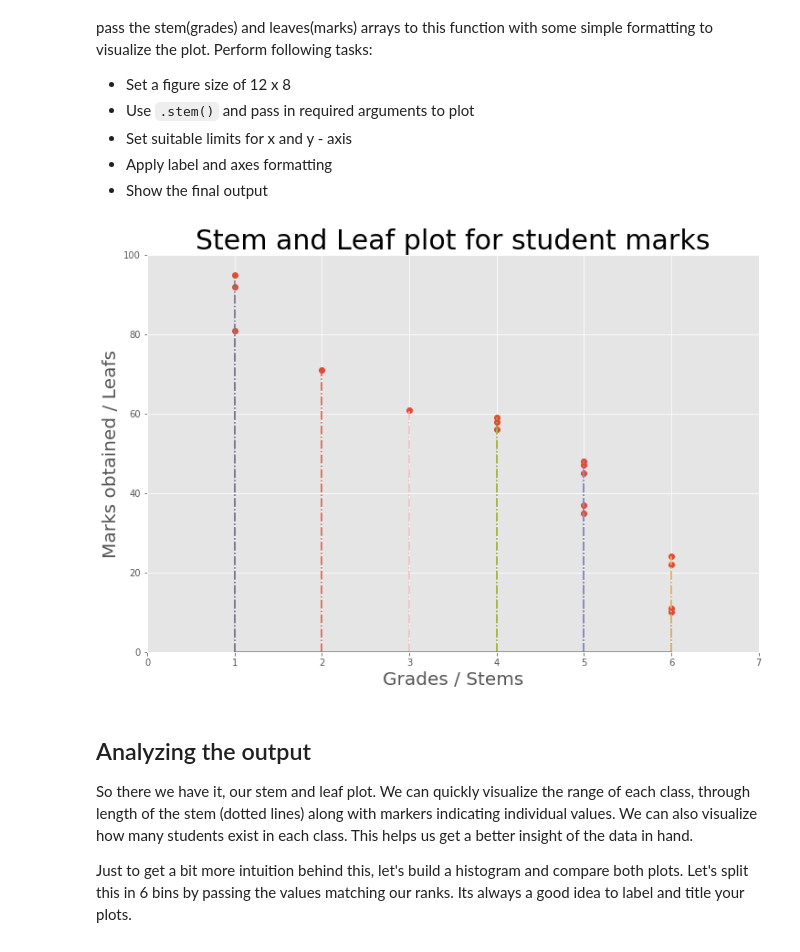
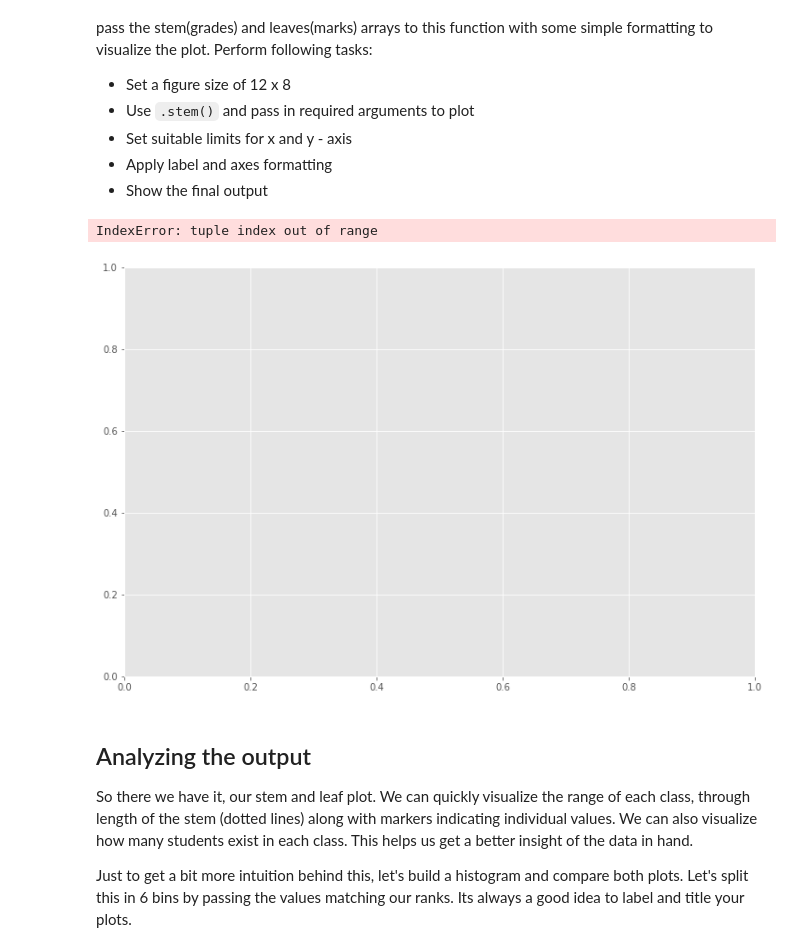
Before and after one commit to MissAle17/dsc-0-09-05-statistical-distribution-stemleaf-plot-lab-online-ds-sp-000, a Jupyter notebook: index.ipynb, the cells around one changed output. Drawn from its saved outputs; the diff is of its cells as text; code cells hidden in the pictures.

```diff
--- a/index.ipynb
+++ b/index.ipynb
@@ -107,8 +107,14 @@ And [here is the official documentation](https://matplotlib.org/api/_as_gen/matp
 * Show the final output
 # %%
 # Create a stem and leaf plot with above data
+plt.figure(figsize = (12,8))
+plt.stem(x = stems, y = marks, linefmt = '-', markerfmt = 'x')
+#plt.xlabel('Stems')
+#plt.ylabel('Leaves')
+#plt.show()
 # %% [output]
+IndexError: tuple index out of range
-[figure, old version]
+[figure, new version]
 # %% [markdown]
 ## Analyzing the output
 So there we have it, our stem and leaf plot. We can quickly visualize the range of each class, through length of the stem (dotted lines) along with markers indicating individual values. We can also visualize how many students exist in each class. This helps us get a better insight of the data in hand.
```
